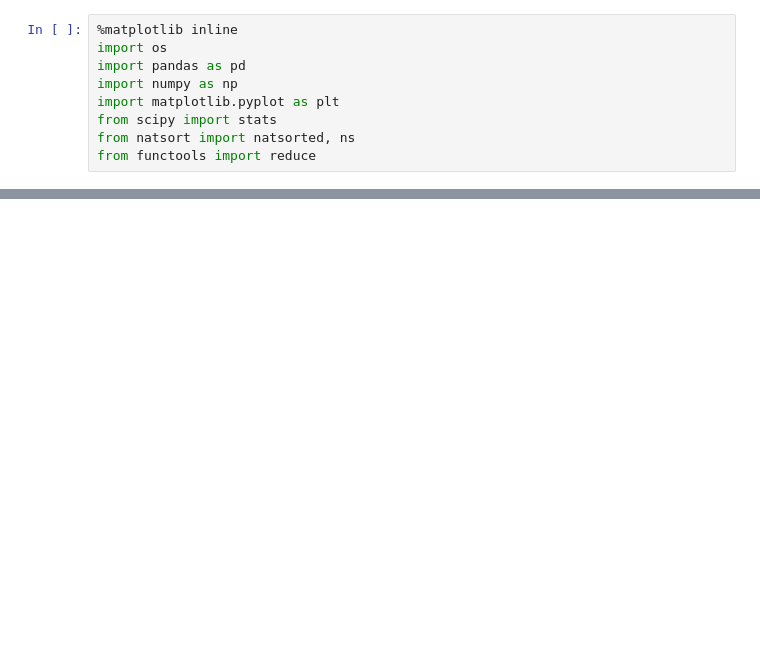
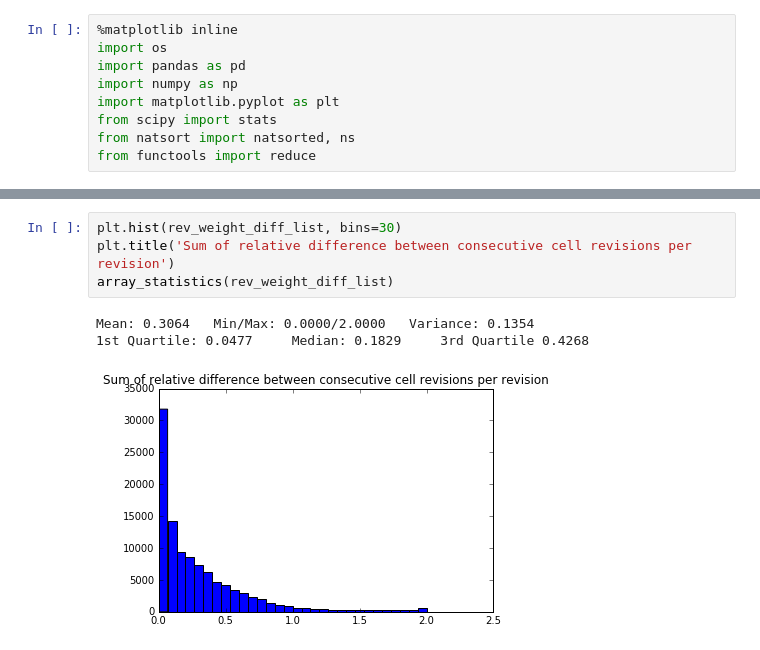
Before and after one commit to EduardoVernier/dataset-generator, a Jupyter notebook: DatasetStatistics/dataset-statistics.ipynb, the cells around one changed output, grey strips where cells are left out. Drawn from its saved outputs; the diff is of its cells as text; blank space fills up the shorter version.

```diff
--- a/DatasetStatistics/dataset-statistics.ipynb
+++ b/DatasetStatistics/dataset-statistics.ipynb
@@ -81,0 +117,8 @@ display(df)
+# %%
+plt.hist(rev_weight_diff_list, bins=30)
+plt.title('Sum of relative difference between consecutive cell revisions per revision')
+array_statistics(rev_weight_diff_list)
+# %% [output]
+Mean: 0.3064   Min/Max: 0.0000/2.0000   Variance: 0.1354
+1st Quartile: 0.0477     Median: 0.1829     3rd Quartile 0.4268
+[figure, added]
```
Also changed, not shown: parts of 13 cells of this notebook, 5 other files.
